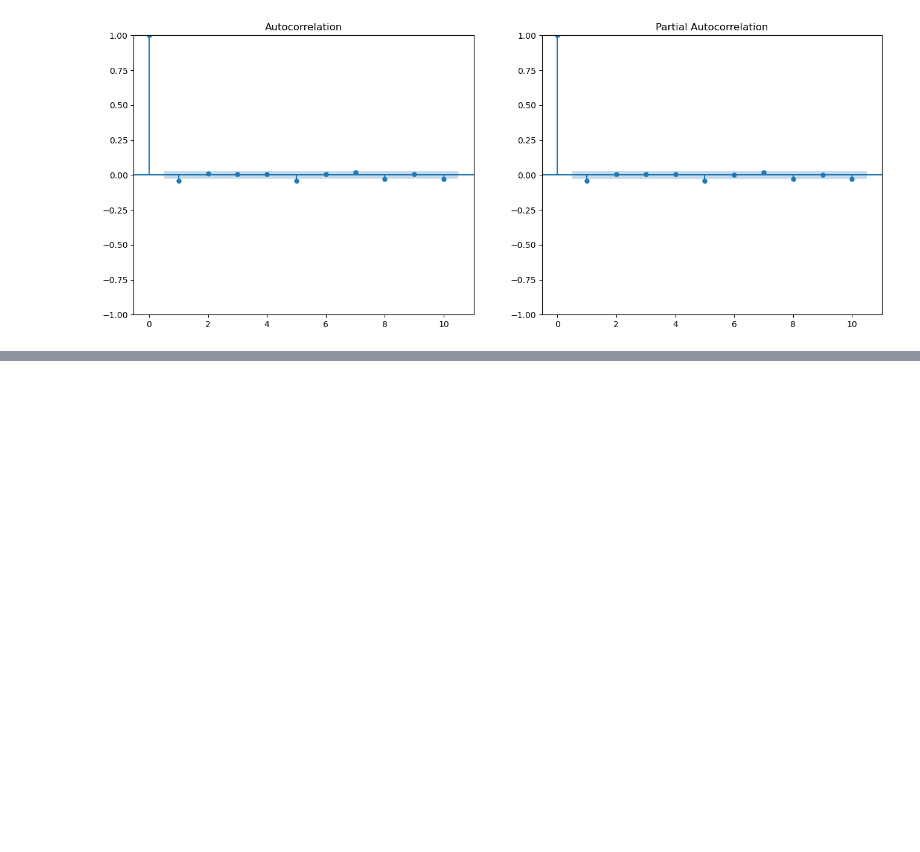
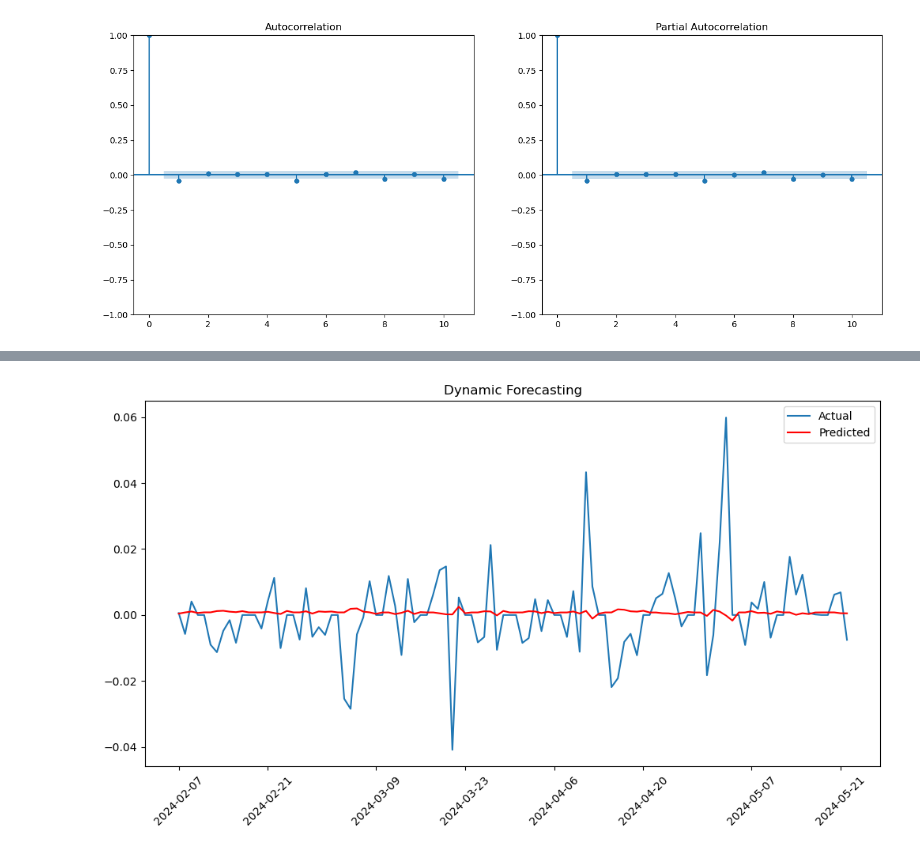
Before and after one commit to Leoyuyuyu/stock_prediction, a Jupyter notebook: notebooks/10-advanced_modelling_regression_Arima.ipynb, the cells around one changed output, grey strips where cells are left out. Cells and saved outputs as stored; diff of their text form; code cells hidden in the pictures; blank space fills up the shorter version.

```diff
--- a/notebooks/10-advanced_modelling_regression_Arima.ipynb
+++ b/notebooks/10-advanced_modelling_regression_Arima.ipynb
@@ -130,0 +221,13 @@ Check the residuals to ensure they resemble white noise.
+# %%
+history = [x for x in train] # Make the history as a list
+predictions = list()      # Make the prediction also as a list
+
+for t in range(len(test)):      # for every new point, we make a decision based on the available history
+    model = ARIMA(history, order=(1, 0, 0))
+    model_fit = model.fit()
+    output = model_fit.forecast()
+    yhat = output[0]
+    predictions.append(yhat)
+    obs = test[t]
+    history.append(obs)
+    print(f'finish {t} round, {len(test_set)-t} left')
@@ -130,0 +301,13 @@ Check the residuals to ensure they resemble white noise.
+# %%
+# Plot predictions vs actual values
+plt.figure(figsize=(12, 6))
+plt.plot(test.index, test, label='Actual')
+plt.plot(test.index, predictions, label='Predicted', color='red')
+plt.title('Dynamic Forecasting')
+
+plt.gca().xaxis.set_major_locator(mdates.AutoDateLocator(maxticks=10))
+plt.xticks(rotation=45)
+plt.legend()
+plt.show()
+# %% [output]
+[figure, added]
```
Also changed, not shown: parts of 30 cells of this notebook, 1 other file.
